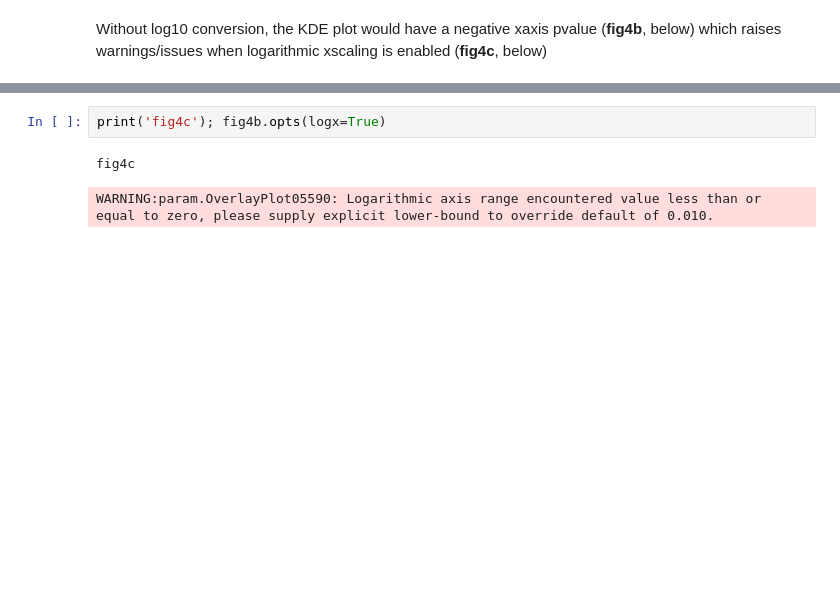
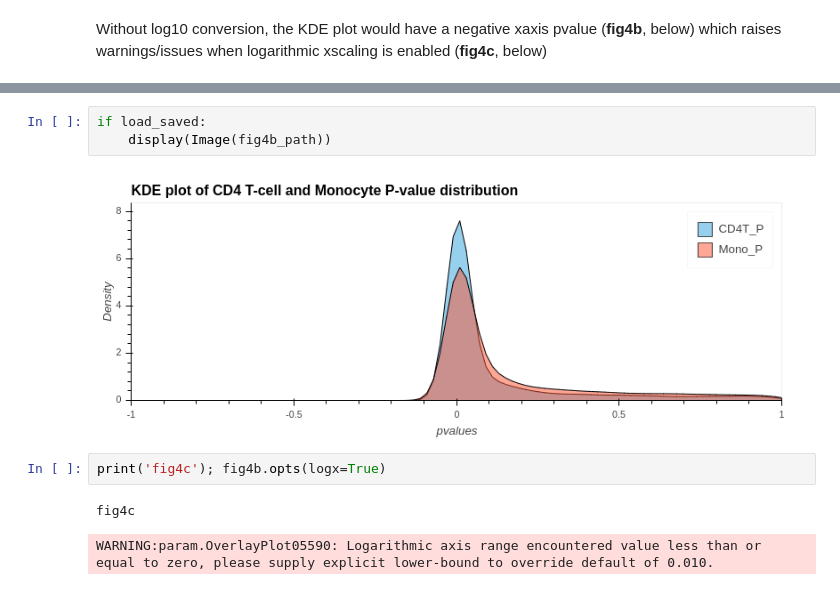
Before and after one commit to megjones/2020IMED7290, a Jupyter notebook: student_submissions/lewis/dataviz tutorial histogram - lewis.ipynb, the cells around one changed output, grey strips where cells are left out. Cells and saved outputs as stored; diff of their text form; blank space fills up the shorter version.

```diff
--- a/student_submissions/lewis/dataviz tutorial histogram - lewis.ipynb
+++ b/student_submissions/lewis/dataviz tutorial histogram - lewis.ipynb
@@ -212,6 +240,11 @@ print('fig4b'); fig4b
 # %% [output]
 fig4b
 [interactive output not drawn]
+# %%
+if load_saved:
+    display(Image(fig4b_path))
+# %% [output]
+[figure, added]
 # %%
 print('fig4c'); fig4b.opts(logx=True)
 # %% [output]
```
Also changed, not shown: parts of 8 cells of this notebook, 6 other files.
